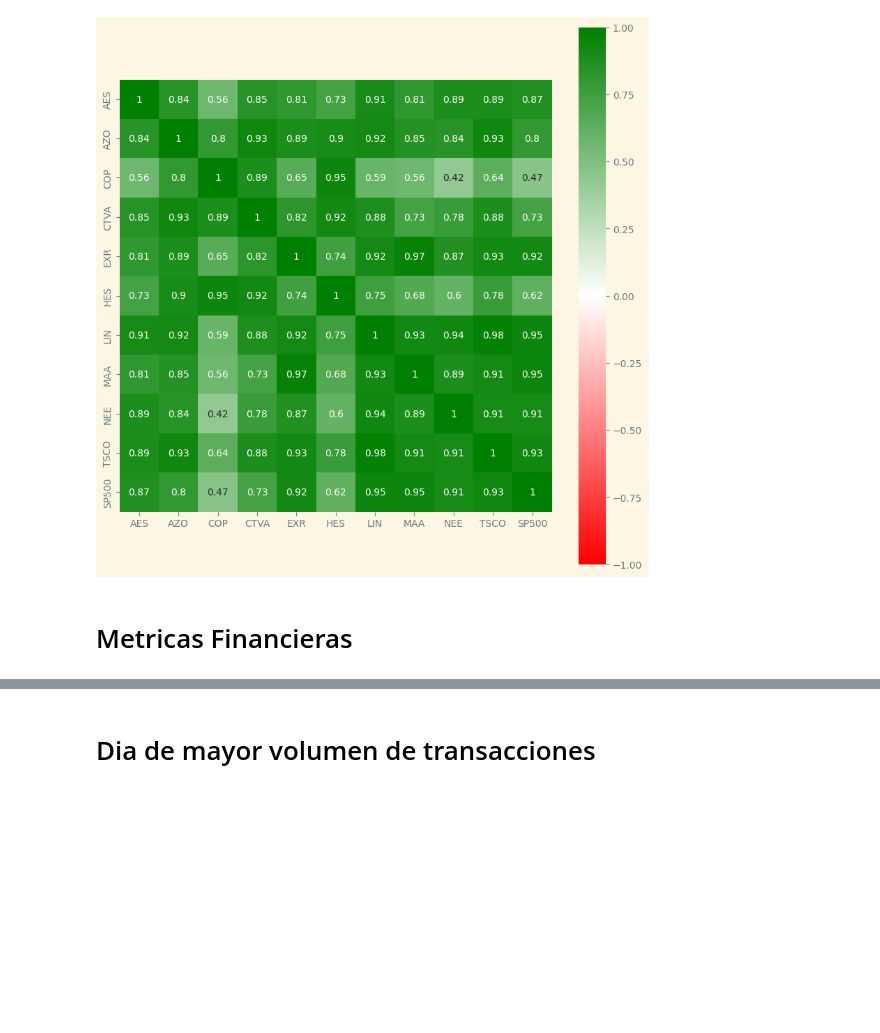
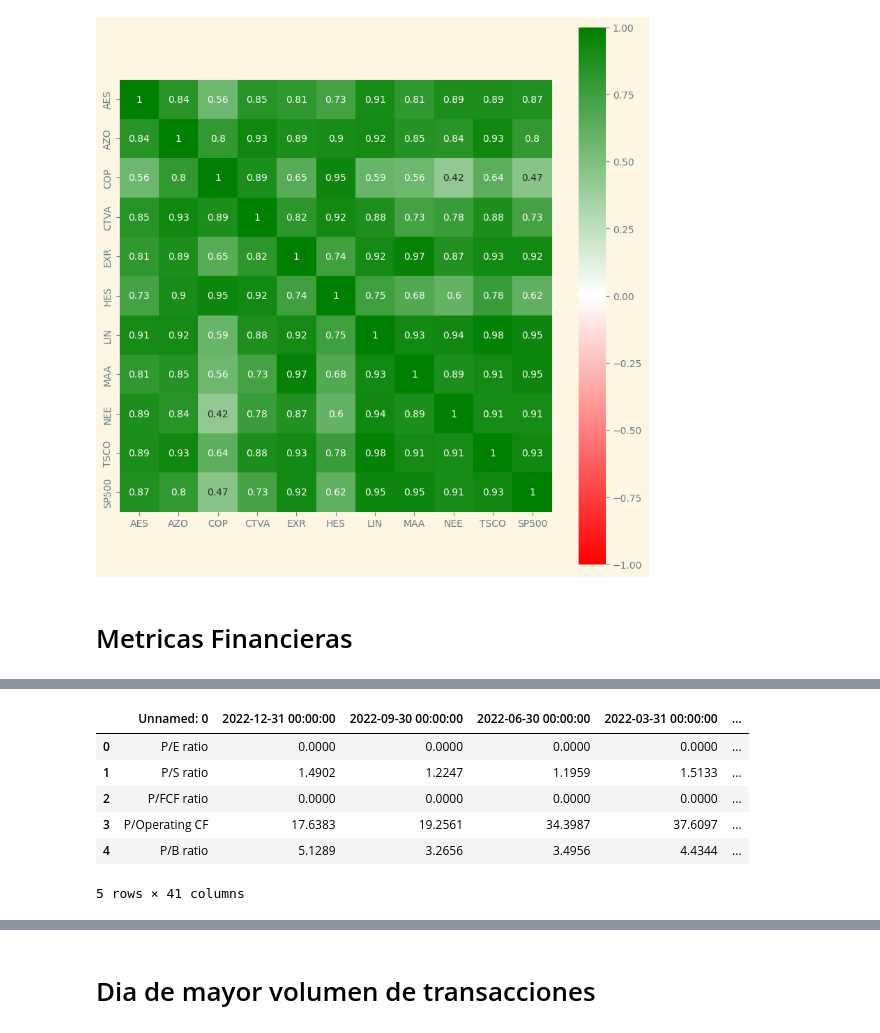
Before and after one commit to LuisM18/PI2_Henry, a Jupyter notebook: EDA.ipynb, the cells around one changed output, grey strips where cells are left out. Cells and saved outputs as stored; diff of their text form; code cells hidden in the pictures; blank space fills up the shorter version.

```diff
--- a/EDA.ipynb
+++ b/EDA.ipynb
@@ -548,4 +555,11 @@ See the caveats in the documentation: https://pandas.pydata.org/pandas-docs/stab
 # %%
-metricas =[]
-for i in symbols:
-    metricas.append(pd.read_excel('https://stockrow.com/api/companies/{}/financials.xlsx?dimension=Q&section=Metrics&sort=desc'.format(i)))
+metricas = pd.read_excel('https://stockrow.com/api/companies/{}/financials.xlsx?dimension=Q&section=Metrics&sort=desc'.format('AES'))
+metricas.head()
+# %% [output]
+|  | Unnamed: 0 | 2022-12-31 00:00:00 | 2022-09-30 00:00:00 | 2022-06-30 00:00:00 | 2022-03-31 00:00:00 | ... |
+| 0 | P/E ratio | 0.0000 | 0.0000 | 0.0000 | 0.0000 | ... |
+| 1 | P/S ratio | 1.4902 | 1.2247 | 1.1959 | 1.5133 | ... |
+| 2 | P/FCF ratio | 0.0000 | 0.0000 | 0.0000 | 0.0000 | ... |
+| 3 | P/Operating CF | 17.6383 | 19.2561 | 34.3987 | 37.6097 | ... |
+| 4 | P/B ratio | 5.1289 | 3.2656 | 3.4956 | 4.4344 | ... |
+5 rows × 41 columns
```
Also changed, not shown: parts of 8 cells of this notebook, 2 other files.
